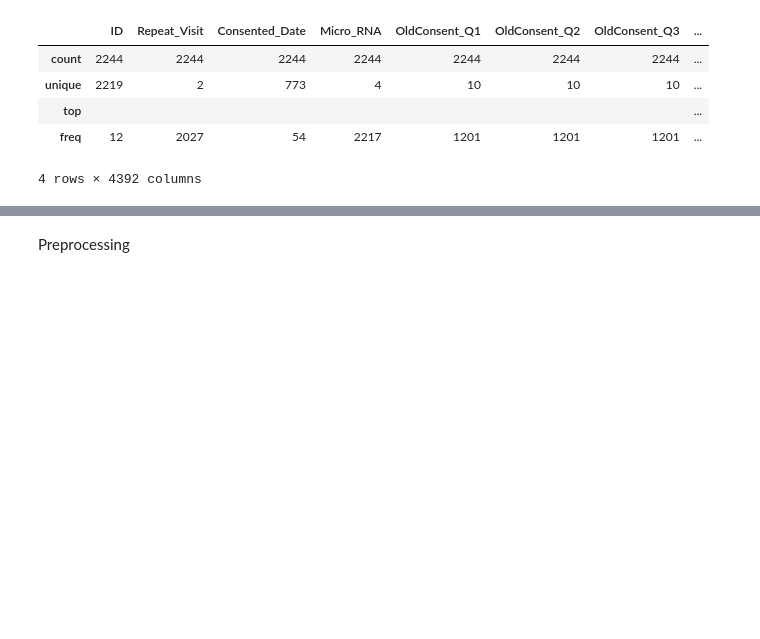
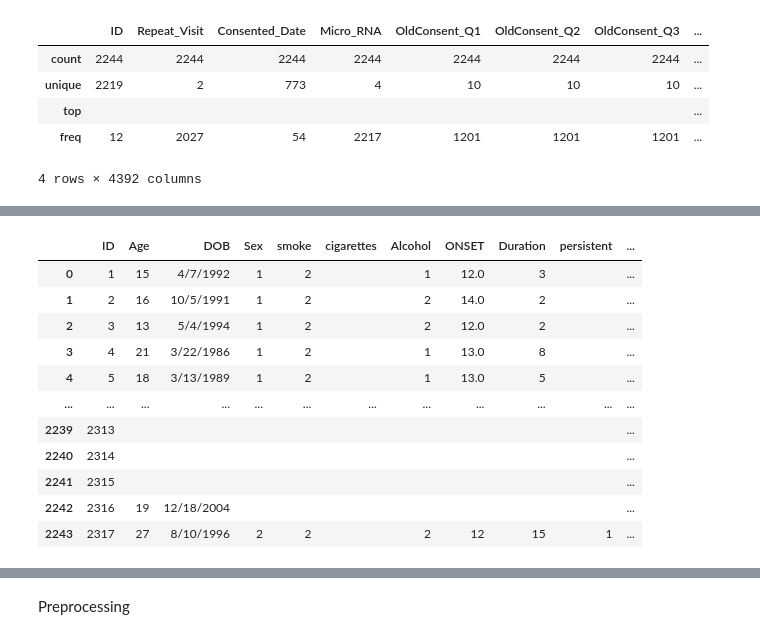
Before and after one commit to tcwy01/AcnePsychosocial, a Jupyter notebook: Acne_script.ipynb, the cells around one changed output, grey strips where cells are left out. Cells and saved outputs as stored; diff of their text form; code cells hidden in the pictures; blank space fills up the shorter version.

Commit message:
Feature selection
Features/columns were selected depending on whether they would be useful in achieving the aims of the project

```diff
--- a/Acne_script.ipynb
+++ b/Acne_script.ipynb
@@ -33,0 +55,6 @@ acne_data.describe()
+# %%
+#Inspecting separate columns
+acne_data['ResultsPHQ9'].info()
+acne_data['Indication_Mental_Health_Problems'].describe()
+pd.set_option("display.max_columns", None)
+display(acne_data['NewProduct'])
@@ -33,0 +82,86 @@ acne_data.describe()
+# %%
+#Selecting columns relevant to the project
+col_selection = ['ID',
+                 'Age',
+                 'DOB',
+                 'Sex',
+                 'smoke',
+                 'cigarettes',
+                 'Alcohol',
+                 'ONSET',
+                 'Duration',
+                 'persistent',
+                 'lateOnset',
+                 'FaceAffected',
+                 'VeryMildSeverity',
+                 'MildSeverity',
+                 'ModerateSeverity',
+                 'ModeratelySevereSeverity',
+                 'SevereSeverity',
+                 'Scars',
+                 'FaceScar',
+                 'ScarringSeverityFace',
+                 'FamilyScar',
+                 'YesDysmorphophobic',
+                 'YesFamilyHistorySevereAcne',
+                 'YesSevereSocial',
+                 'YesRiskOfScarring',
+                 'Suffer_depression',
+                 'psychoproblems',
+                 'Anxiety',
+                 'FAMILYACNE',
+                 'FamilyAnxiety',
+                 'FamilyDepression',
+                 'Indication_Anxiety',
+                 'Indication_depression',
+                 'Indication_Mental_Health_Problems',
+                 'New_where_does_the_pt_live',
+                 'New_if_pt_lives_in_urban_environment',
+                 'MoneyNoObjectProduct',
+                 'MoneyCure',
+                 'Unemployed',
+                 'Monthly_Income_less_than_10',
+                 'Monthly_Income_10to50',
+                 'Monthly_Income_50to100',
+                 'Monthly_Income_100to250',
+                 'Monthly_Income_250to500',
+                 'Monthly_Income_500to1000',
+                 'Monthly_Income_1000to1500',
+                 'Monthly_Income_1500to2000',
+                 'Monthly_Income_2000to2500',
+                 'Monthly_Income_2500to3000',
+                 'Monthly_Income_3000to3500',
+                 'Monthly_Income_more_than3500',
+                 'WellBeingScale',
+                 'Depression',
+                 'EvidenceFeelingSad',
+                 'EvidenceCryingSpells',
+                 'EvidenceLosingInterest',
+                 'EvidenceTooMuchSleeping',
+                 'EvidenceIrritable',
+                 'EvidenceAppetite',
+                 'EvidenceConcentrating',
+                 'EvidenceWithdrawn',
+                 'EvidenceNoEnergy',
+                 'EvidenceWorthlessness',
+                 'EvidenceThoughtsHurtingSelf',
+                 'Dysmorphobia',
+                 'ResultsPHQ9',
+                 'ResultsDLQI',
+                 'Results_Had']
+
+acne_psychosocial = acne_data[col_selection]
+acne_psychosocial
+# %% [output]
+|  | ID | Age | DOB | Sex | smoke | cigarettes | Alcohol | ONSET | Duration | persistent | ... |
+| 0 | 1 | 15 | 4/7/1992 | 1 | 2 |  | 1 | 12.0 | 3 |  | ... |
+| 1 | 2 | 16 | 10/5/1991 | 1 | 2 |  | 2 | 14.0 | 2 |  | ... |
+| 2 | 3 | 13 | 5/4/1994 | 1 | 2 |  | 2 | 12.0 | 2 |  | ... |
+| 3 | 4 | 21 | 3/22/1986 | 1 | 2 |  | 1 | 13.0 | 8 |  | ... |
+| 4 | 5 | 18 | 3/13/1989 | 1 | 2 |  | 1 | 13.0 | 5 |  | ... |
+| ... | ... | ... | ... | ... | ... | ... | ... | ... | ... | ... | ... |
+| 2239 | 2313 |  |  |  |  |  |  |  |  |  | ... |
+| 2240 | 2314 |  |  |  |  |  |  |  |  |  | ... |
+| 2241 | 2315 |  |  |  |  |  |  |  |  |  | ... |
+| 2242 | 2316 | 19 | 12/18/2004 |  |  |  |  |  |  |  | ... |
+| 2243 | 2317 | 27 | 8/10/1996 | 2 | 2 |  | 2 | 12 | 15 | 1 | ... |
```
Also changed, not shown: parts of 5 cells of this notebook.
